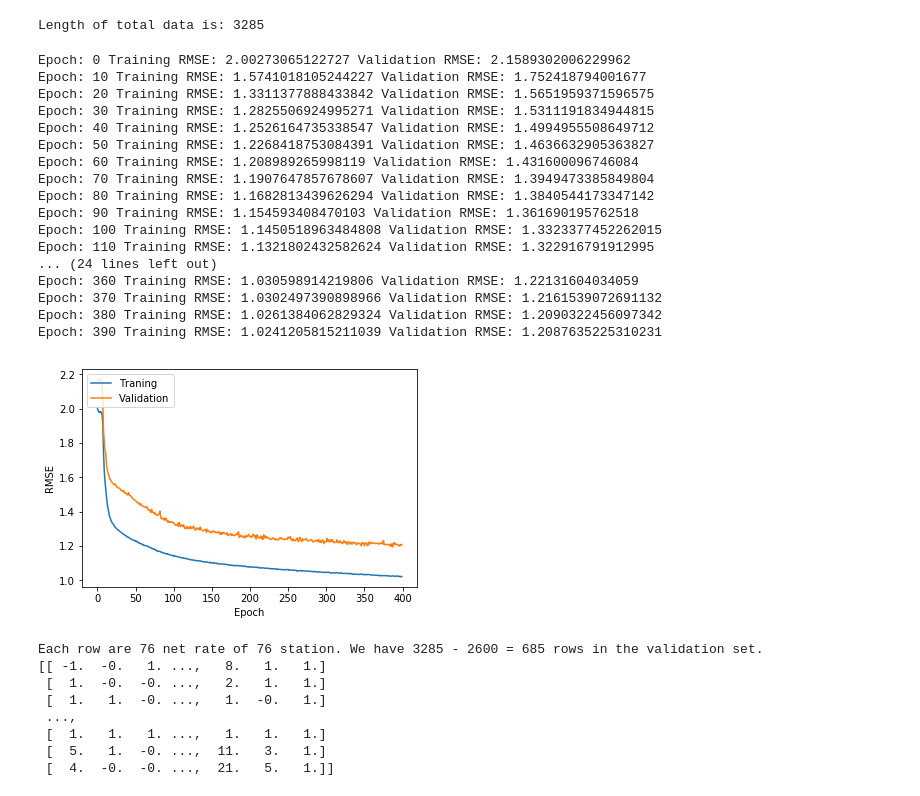
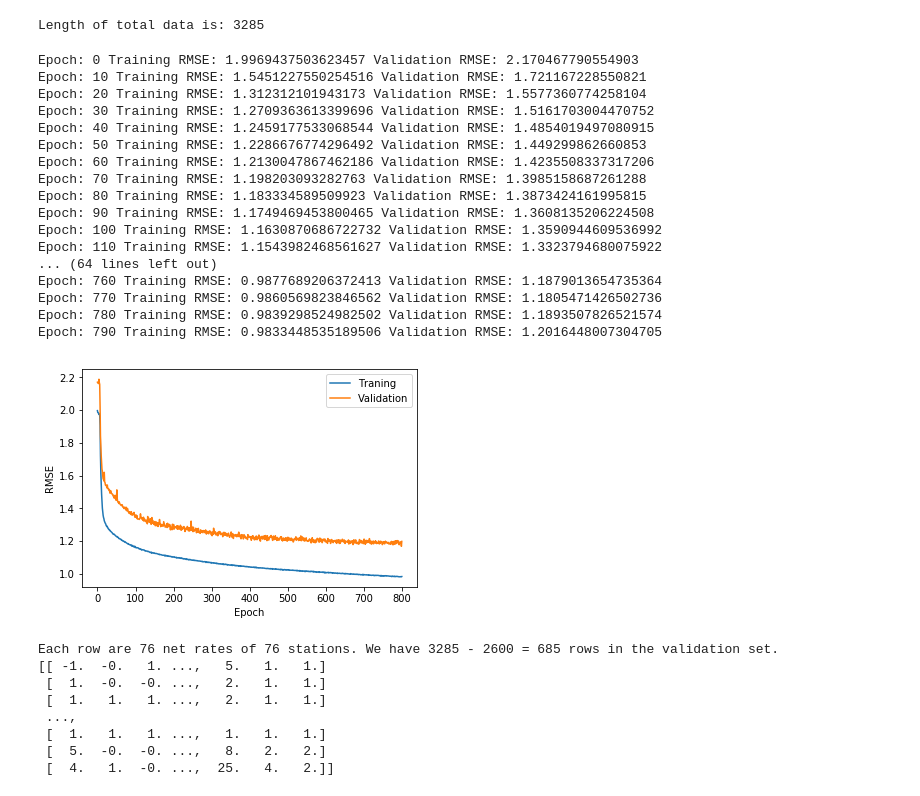
Before and after one commit to peace195/DataScienceBikes-bike-renting, a Jupyter notebook: net_rate_predictor.ipynb, the cells around one changed output. Saved outputs shown, nothing was run; the diff lists cells and outputs as text; code cells hidden in the pictures.

Commit message:
more training

```diff
--- a/net_rate_predictor.ipynb
+++ b/net_rate_predictor.ipynb
@@ -160,7 +160,7 @@ B is the batch size,
 3 is 3 hours in a row,
 28 is the number of features for each station at a given hour
 """
-N_EPOCH = 400
+N_EPOCH = 800
 BATCH_SIZE = 64
 NUM_OUTPUTS = 76
 LEARNING_RATE = 0.01
@@ -223,52 +223,52 @@ for epoch in range(N_EPOCH):
     labels = labels.to(device)
     outputs = model(seqs)
     count += 1
     loss = torch.sqrt(criterion(outputs, torch.autograd.Variable(labels.double())))
     optimizer.zero_grad()
     loss.backward()
     optimizer.step()
     loss_total += loss.item()
   loss_list.append(loss_total/count)
   model.eval()
   with torch.no_grad():
     predictions = []
     Y_valid = []
     for seqs, labels in valid_loader:
       seqs = seqs.to(device)
       labels = labels.to(device)
       outputs = model(seqs)
       predictions.extend(outputs.data.numpy())
       Y_valid.extend(labels.data.numpy())
     valid_list.append(sqrt(mean_squared_error(Y_valid, predictions)))
     if epoch % 10 == 0:
       print("Epoch:", epoch, "Training RMSE:", loss_total/count, "Validation RMSE:", sqrt(mean_squared_error(Y_valid, predictions)))
 
 _, ax = plt.subplots()
 ax.plot(loss_list)
 ax.plot(valid_list)
-plt.legend(['Traning', 'Validation'], loc='upper left')
+plt.legend(['Traning', 'Validation'], loc='upper right')
 ax.set_xlabel("Epoch")
 ax.set_ylabel("RMSE")
 plt.show()
 # %% [output]
-Epoch: 0 Training RMSE: 2.00273065122727 Validation RMSE: 2.1589302006229962
-Epoch: 10 Training RMSE: 1.5741018105244227 Validation RMSE: 1.752418794001677
-Epoch: 20 Training RMSE: 1.3311377888433842 Validation RMSE: 1.5651959371596575
-Epoch: 30 Training RMSE: 1.2825506924995271 Validation RMSE: 1.5311191834944815
-Epoch: 40 Training RMSE: 1.2526164735338547 Validation RMSE: 1.4994955508649712
-Epoch: 50 Training RMSE: 1.2268418753084391 Validation RMSE: 1.4636632905363827
-Epoch: 60 Training RMSE: 1.208989265998119 Validation RMSE: 1.431600096746084
-Epoch: 70 Training RMSE: 1.1907647857678607 Validation RMSE: 1.3949473385849804
-Epoch: 80 Training RMSE: 1.1682813439626294 Validation RMSE: 1.3840544173347142
-Epoch: 90 Training RMSE: 1.154593408470103 Validation RMSE: 1.361690195762518
-Epoch: 100 Training RMSE: 1.1450518963484808 Validation RMSE: 1.3323377452262015
-Epoch: 110 Training RMSE: 1.1321802432582624 Validation RMSE: 1.322916791912995
-... (24 lines left out)
-Epoch: 360 Training RMSE: 1.030598914219806 Validation RMSE: 1.22131604034059
-Epoch: 370 Training RMSE: 1.0302497390898966 Validation RMSE: 1.2161539072691132
-Epoch: 380 Training RMSE: 1.0261384062829324 Validation RMSE: 1.2090322456097342
-Epoch: 390 Training RMSE: 1.0241205815211039 Validation RMSE: 1.2087635225310231
+Epoch: 0 Training RMSE: 1.9969437503623457 Validation RMSE: 2.170467790554903
+Epoch: 10 Training RMSE: 1.5451227550254516 Validation RMSE: 1.721167228550821
+Epoch: 20 Training RMSE: 1.312312101943173 Validation RMSE: 1.5577360774258104
+Epoch: 30 Training RMSE: 1.2709363613399696 Validation RMSE: 1.5161703004470752
+Epoch: 40 Training RMSE: 1.2459177533068544 Validation RMSE: 1.4854019497080915
+Epoch: 50 Training RMSE: 1.2286676774296492 Validation RMSE: 1.449299862660853
+Epoch: 60 Training RMSE: 1.2130047867462186 Validation RMSE: 1.4235508337317206
+Epoch: 70 Training RMSE: 1.198203093282763 Validation RMSE: 1.3985158687261288
+Epoch: 80 Training RMSE: 1.183334589509923 Validation RMSE: 1.3873424161995815
+Epoch: 90 Training RMSE: 1.1749469453800465 Validation RMSE: 1.3608135206224508
+Epoch: 100 Training RMSE: 1.1630870686722732 Validation RMSE: 1.3590944609536992
+Epoch: 110 Training RMSE: 1.1543982468561627 Validation RMSE: 1.3323794680075922
+... (64 lines left out)
+Epoch: 760 Training RMSE: 0.9877689206372413 Validation RMSE: 1.1879013654735364
+Epoch: 770 Training RMSE: 0.9860569823846562 Validation RMSE: 1.1805471426502736
+Epoch: 780 Training RMSE: 0.9839298524982502 Validation RMSE: 1.1893507826521574
+Epoch: 790 Training RMSE: 0.9833448535189506 Validation RMSE: 1.2016448007304705
-[figure, old version]
+[figure, new version]
 # %%
 """Validate model"""
 # Validate the model
@@ -283,14 +283,14 @@ with torch.no_grad():
     predictions.extend(outputs.data.numpy())
     Y_valid.extend(labels.data.numpy())
 
-  print("Each row are 76 net rate of 76 station. We have 3285 - 2600 = 685 rows in the validation set.")
+  print("Each row are 76 net rates of 76 stations. We have 3285 - 2600 = 685 rows in the validation set.")
   print(np.ceil(outputs.data.numpy()))
 # %% [output]
-Each row are 76 net rate of 76 station. We have 3285 - 2600 = 685 rows in the validation set.
-[[ -1.  -0.   1. ...,   8.   1.   1.]
+Each row are 76 net rates of 76 stations. We have 3285 - 2600 = 685 rows in the validation set.
+[[ -1.  -0.   1. ...,   5.   1.   1.]
  [  1.  -0.  -0. ...,   2.   1.   1.]
- [  1.   1.  -0. ...,   1.  -0.   1.]
+ [  1.   1.   1. ...,   2.   1.   1.]
  ...,
  [  1.   1.   1. ...,   1.   1.   1.]
- [  5.   1.  -0. ...,  11.   3.   1.]
- [  4.  -0.  -0. ...,  21.   5.   1.]]
+ [  5.  -0.  -0. ...,   8.   2.   2.]
+ [  4.   1.  -0. ...,  25.   4.   2.]]
```
